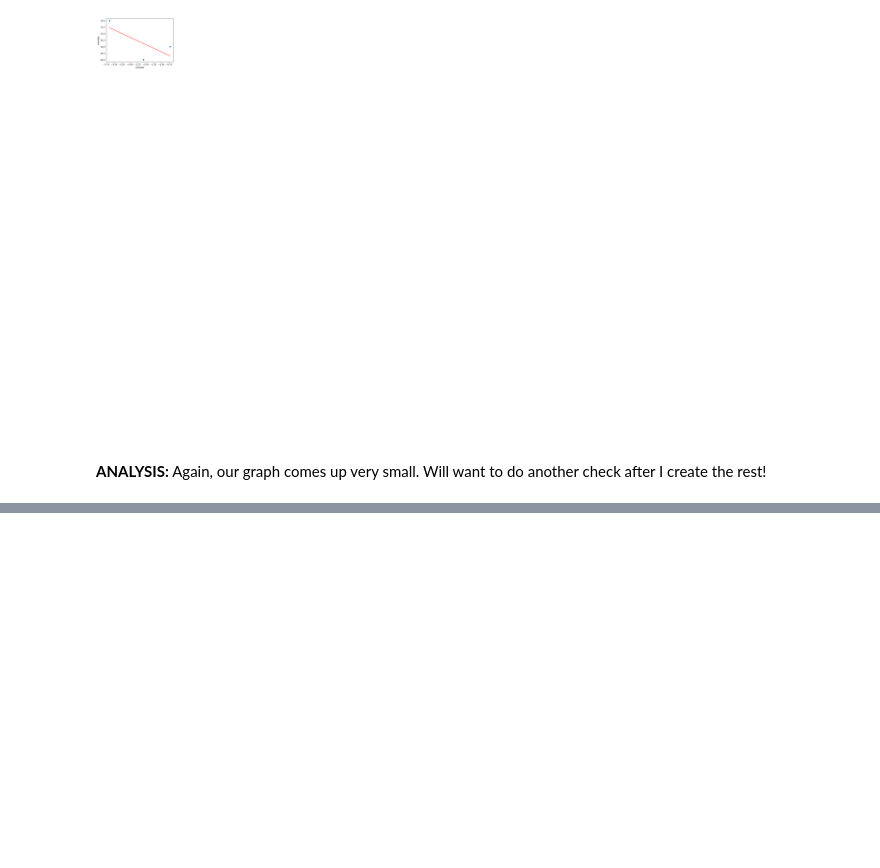
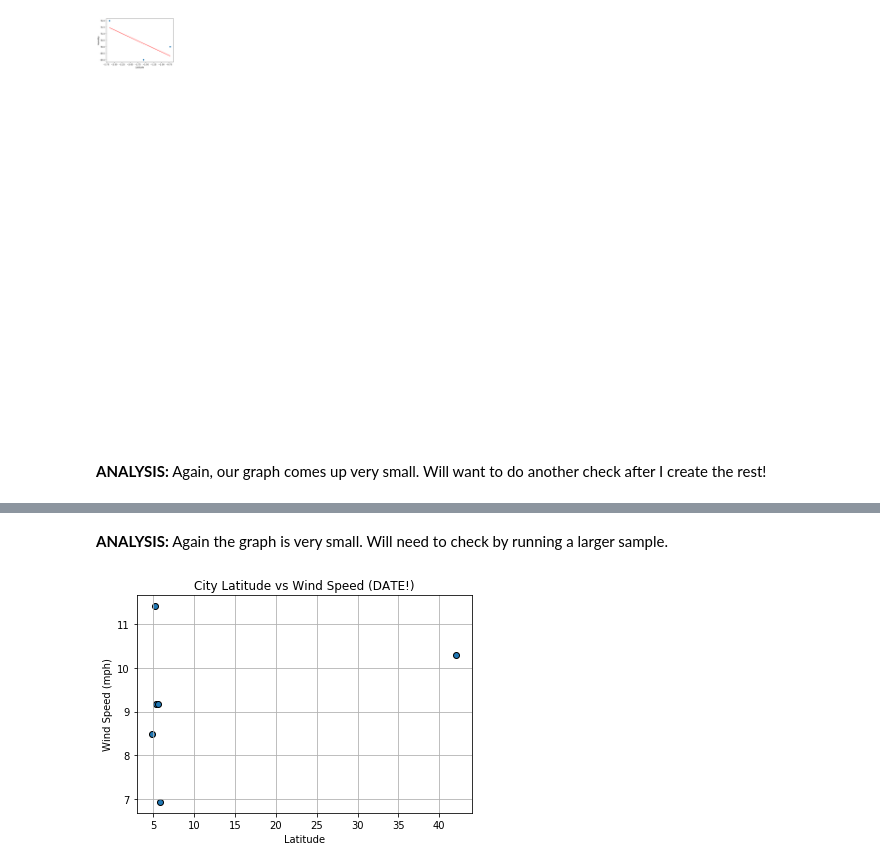
Before and after one commit to VallieTracy/Global-Weather-Analysis, a Jupyter notebook: WeatherPy/WeatherPy.ipynb, the cells around one changed output, grey strips where cells are left out. Saved outputs shown, nothing was run; the diff lists cells and outputs as text; code cells hidden in the pictures; blank space fills up the shorter version.

```diff
--- a/WeatherPy/WeatherPy.ipynb
+++ b/WeatherPy/WeatherPy.ipynb
@@ -507,0 +615,17 @@ The r-squared is: -0.7049974260985757
+# %% [markdown]
+**ANALYSIS:** Again the graph is very small.  Will need to check by running a larger sample.
+# %%
+#plot latitude v wind speed linear regression (northern hemisphere)
+
+x_values = northern_df["Lat"]
+y_values = northern_df["Wind Speed"]
+plt.scatter(x_values, y_values, edgecolors="black")
+plt.title("City Latitude vs Wind Speed (DATE!)")
+plt.xlabel("Latitude")
+plt.ylabel("Wind Speed (mph)")
+plt.grid()
+
+#save scatter plot to Images Folder
+plt.savefig(os.path.join("Images","Northern_WindSpeed_v_Latitude.png"))
+# %% [output]
+[figure, added]
```
Also changed, not shown: parts of 18 cells of this notebook, 4 other files.
